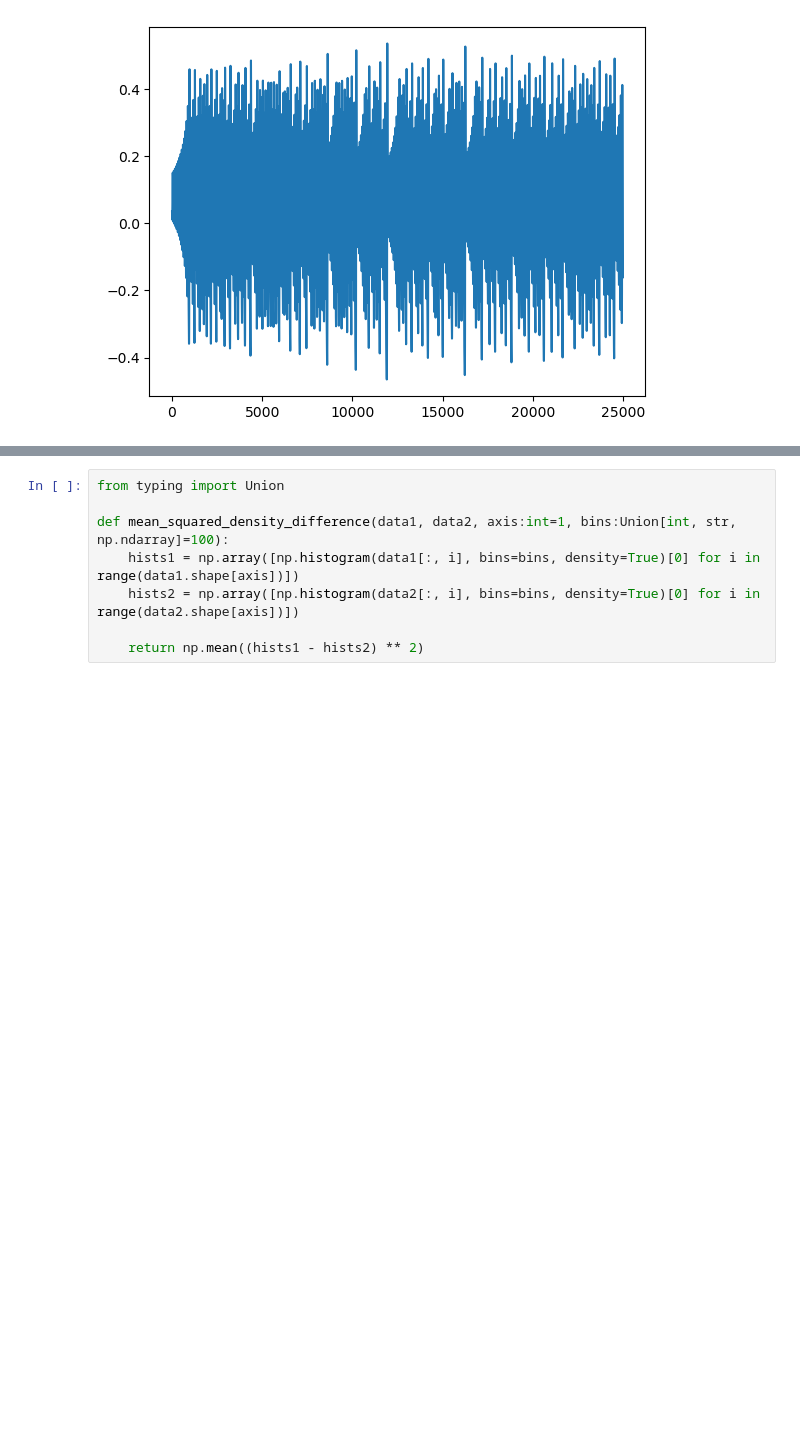
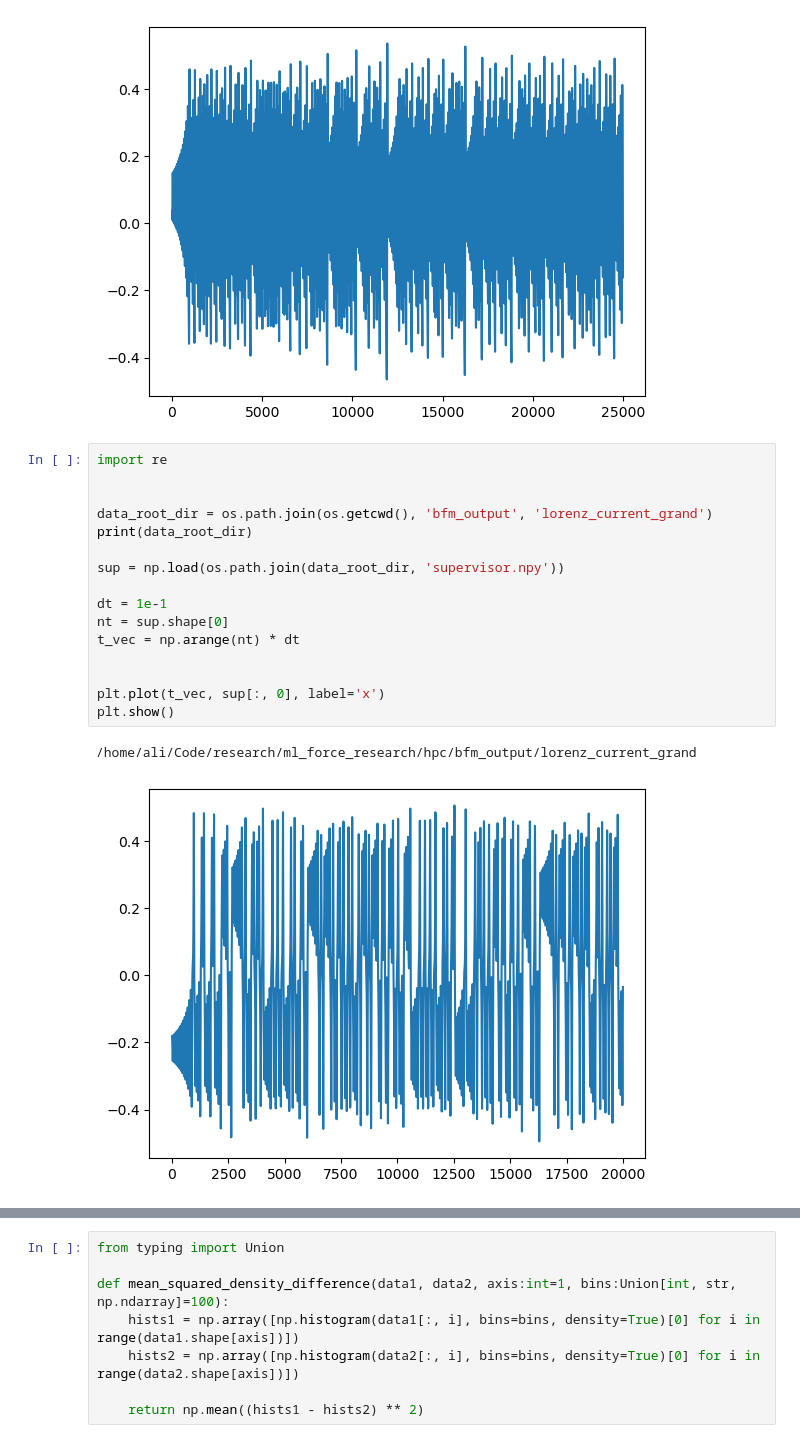
Before and after one commit to themahani/ml_force_research, a Jupyter notebook: hpc/visualize_data.ipynb, the cells around one changed output, grey strips where cells are left out. Drawn from its saved outputs; the diff is of its cells as text; blank space fills up the shorter version.

```diff
--- a/hpc/visualize_data.ipynb
+++ b/hpc/visualize_data.ipynb
@@ -77,3 +55,22 @@ plt.show()
 # %% [output]
 (500000, 3)
 [figure]
+# %%
+import re
+
+
+data_root_dir = os.path.join(os.getcwd(), 'bfm_output', 'lorenz_current_grand')
+print(data_root_dir)
+
+sup = np.load(os.path.join(data_root_dir, 'supervisor.npy'))
+
+dt = 1e-1
+nt = sup.shape[0]
+t_vec = np.arange(nt) * dt
+
+
+plt.plot(t_vec, sup[:, 0], label='x')
+plt.show()
+# %% [output]
+/home/ali/Code/research/ml_force_research/hpc/bfm_output/lorenz_current_grand
+[figure, added]
```
Also changed, not shown: parts of 20 cells of this notebook, 2 other files.
